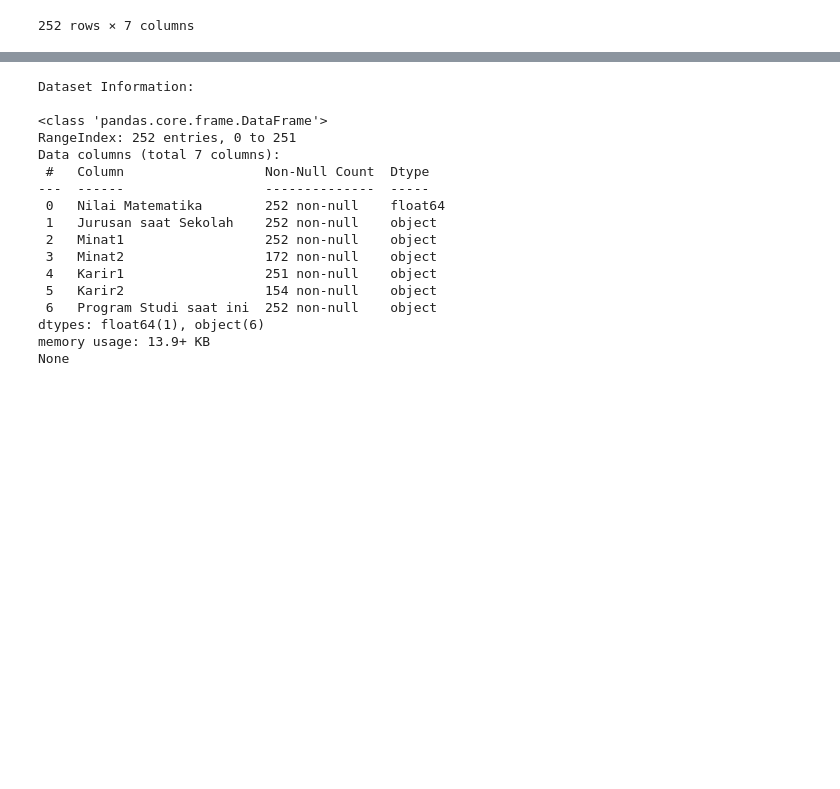
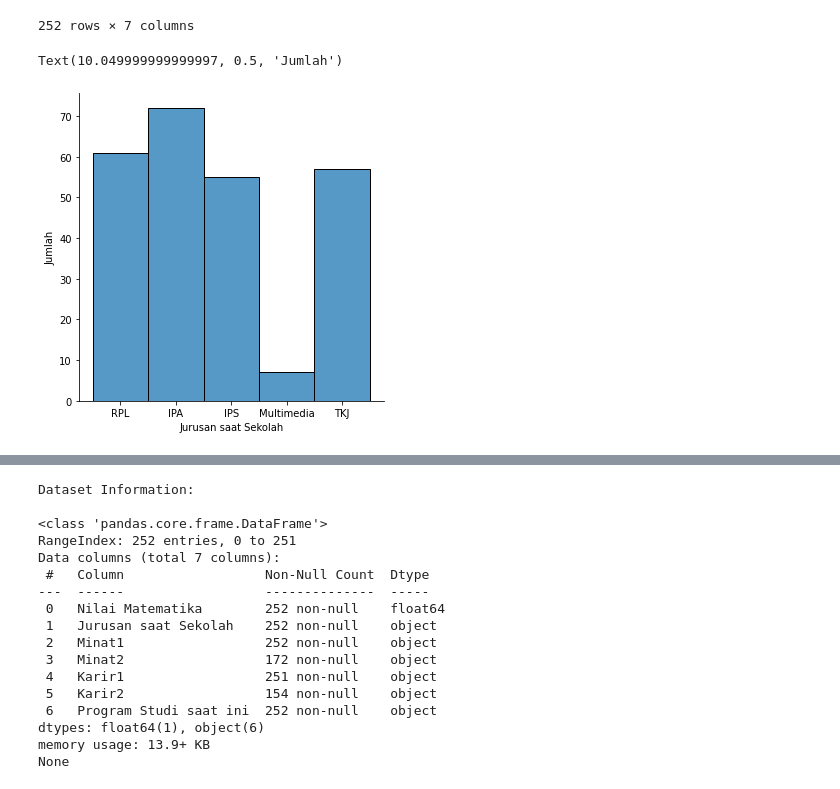
Before and after one commit to ulung3ko/srjkom, a Jupyter notebook: train/Sistem_Rekomendasi_Jurusan.ipynb, the cells around one changed output, grey strips where cells are left out. Drawn from its saved outputs; the diff is of its cells as text; code cells hidden in the pictures; blank space fills up the shorter version.

Commit message:
visualisasi

```diff
--- a/train/Sistem_Rekomendasi_Jurusan.ipynb
+++ b/train/Sistem_Rekomendasi_Jurusan.ipynb
@@ -51,3 +51,9 @@ df
 | 250 | 85.0 | TKJ | Cyber Security | Smart Devices / Arduino | Auditor TI | IoT Engineer | Teknologi Informasi |
 | 251 | 88.0 | IPS | Cyber Security | NaN | Auditor TI | NaN | Teknologi Informasi |
 252 rows × 7 columns
+# %%
+sns.displot(df['Jurusan saat Sekolah'])
+plt.ylabel('Jumlah')
+# %% [output]
+Text(10.049999999999997, 0.5, 'Jumlah')
+[figure, added]
```
Also changed, not shown: parts of 1 cell of this notebook.
